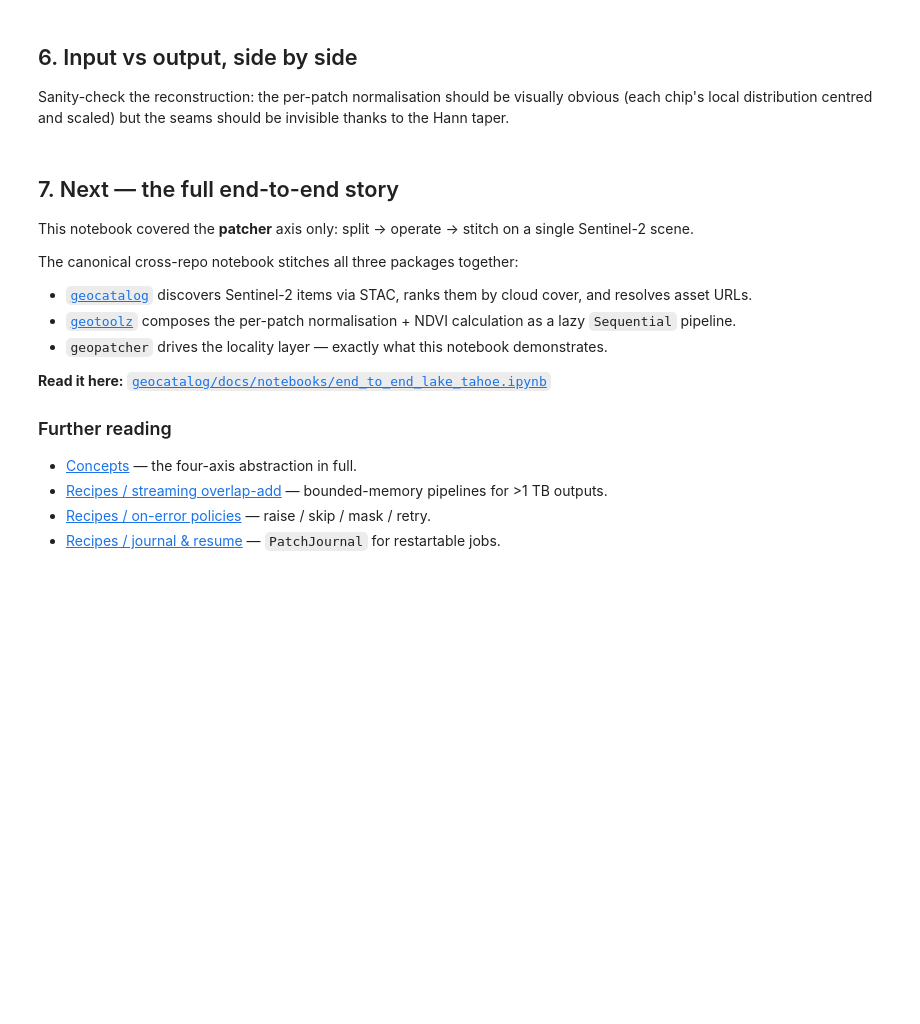
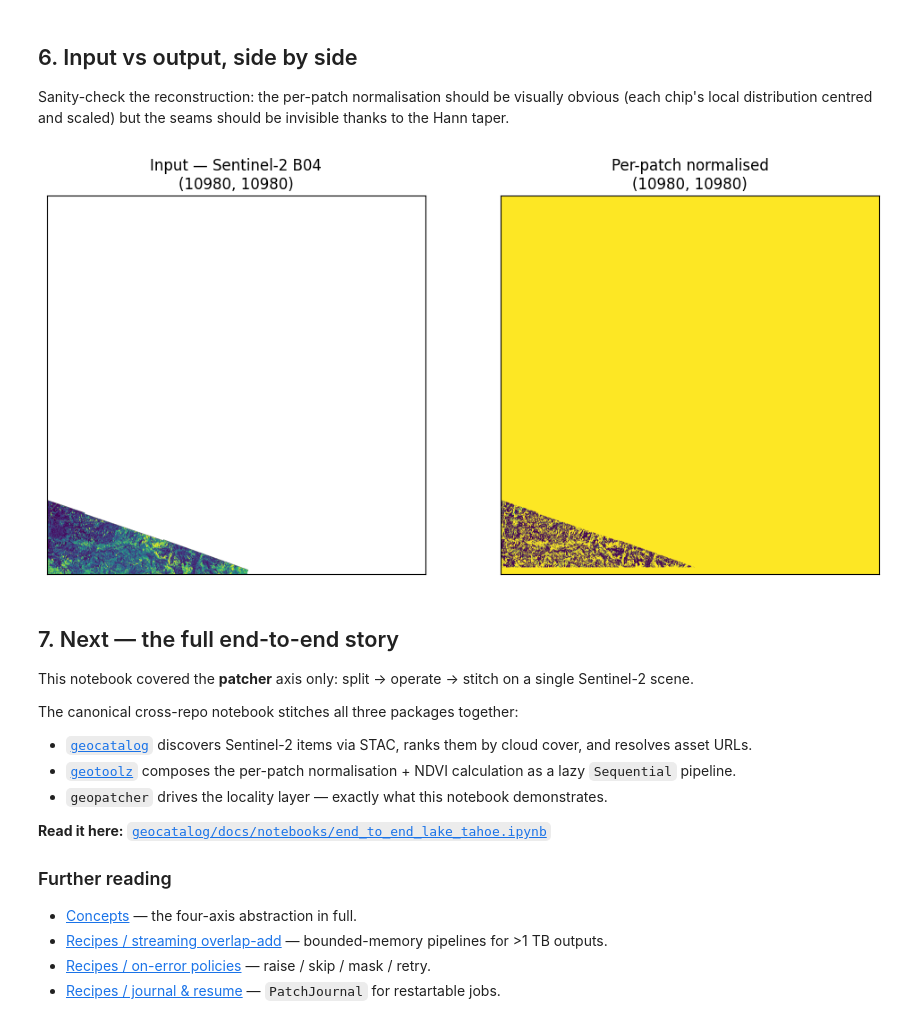
Before and after one commit to jejjohnson/geopatcher, a Jupyter notebook: docs/notebooks/patcher_lake_tahoe.ipynb, the cells around one changed output. Drawn from its saved outputs; the diff is of its cells as text; code cells hidden in the pictures; blank space fills up the shorter version.

```diff
--- a/docs/notebooks/patcher_lake_tahoe.ipynb
+++ b/docs/notebooks/patcher_lake_tahoe.ipynb
@@ -179,24 +200,26 @@ the seams should be invisible thanks to the Hann taper.
 # %%
 fig, axes = plt.subplots(1, 2, figsize=(12, 6))
 axes[0].imshow(
     preview,
     cmap="viridis",
     vmin=np.nanpercentile(preview, 2),
     vmax=np.nanpercentile(preview, 98),
 )
 axes[0].set_title(f"Input — Sentinel-2 B04\n{preview.shape}")
-stitched_arr = np.asarray(stitched)
+stitched_arr = np.asarray(stitched).squeeze()
 axes[1].imshow(
     stitched_arr,
     cmap="viridis",
     vmin=np.nanpercentile(stitched_arr, 2),
     vmax=np.nanpercentile(stitched_arr, 98),
 )
 axes[1].set_title(f"Per-patch normalised\n{stitched_arr.shape}")
 for ax in axes:
     ax.set_xticks([])
     ax.set_yticks([])
 plt.show()
+# %% [output]
+[figure, added]
 # %% [markdown]
 ## 7. Next — the full end-to-end story
 
```
Also changed, not shown: parts of 8 cells of this notebook.
